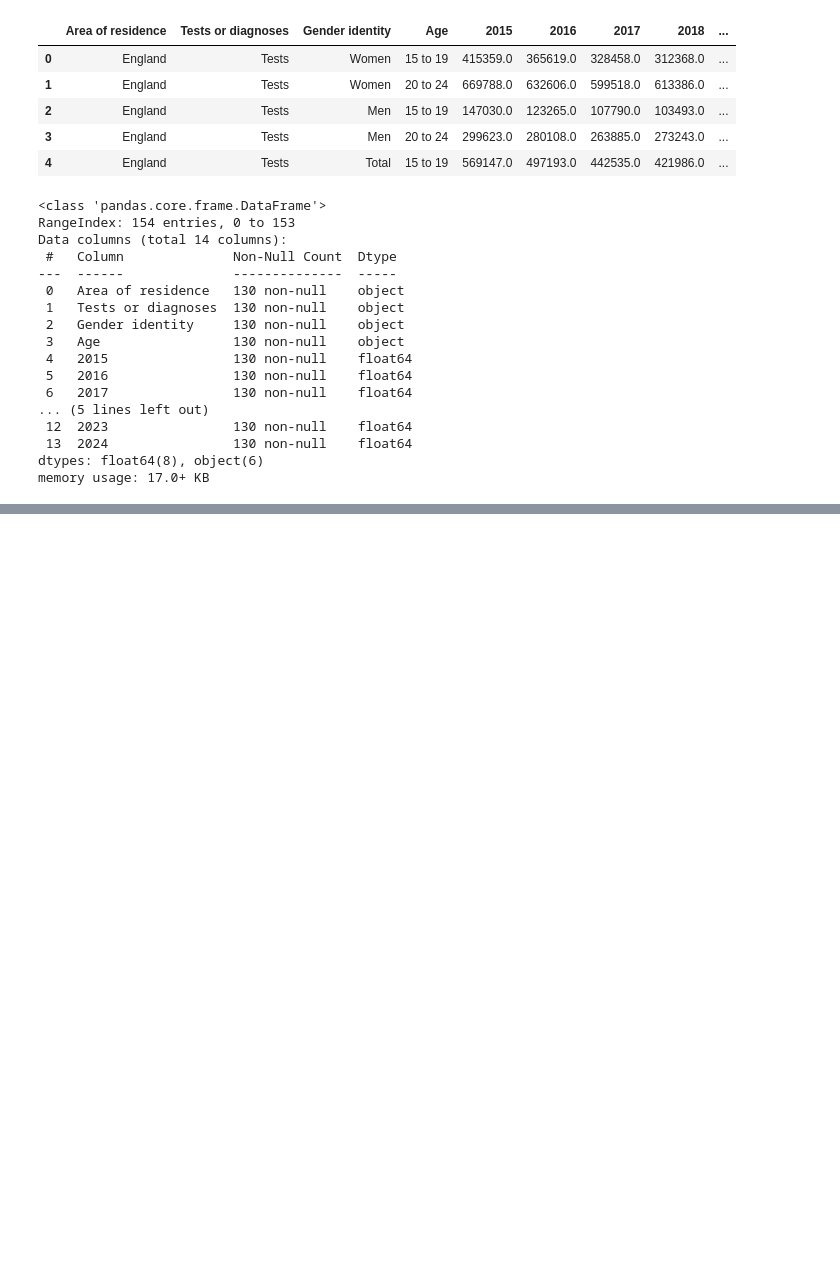
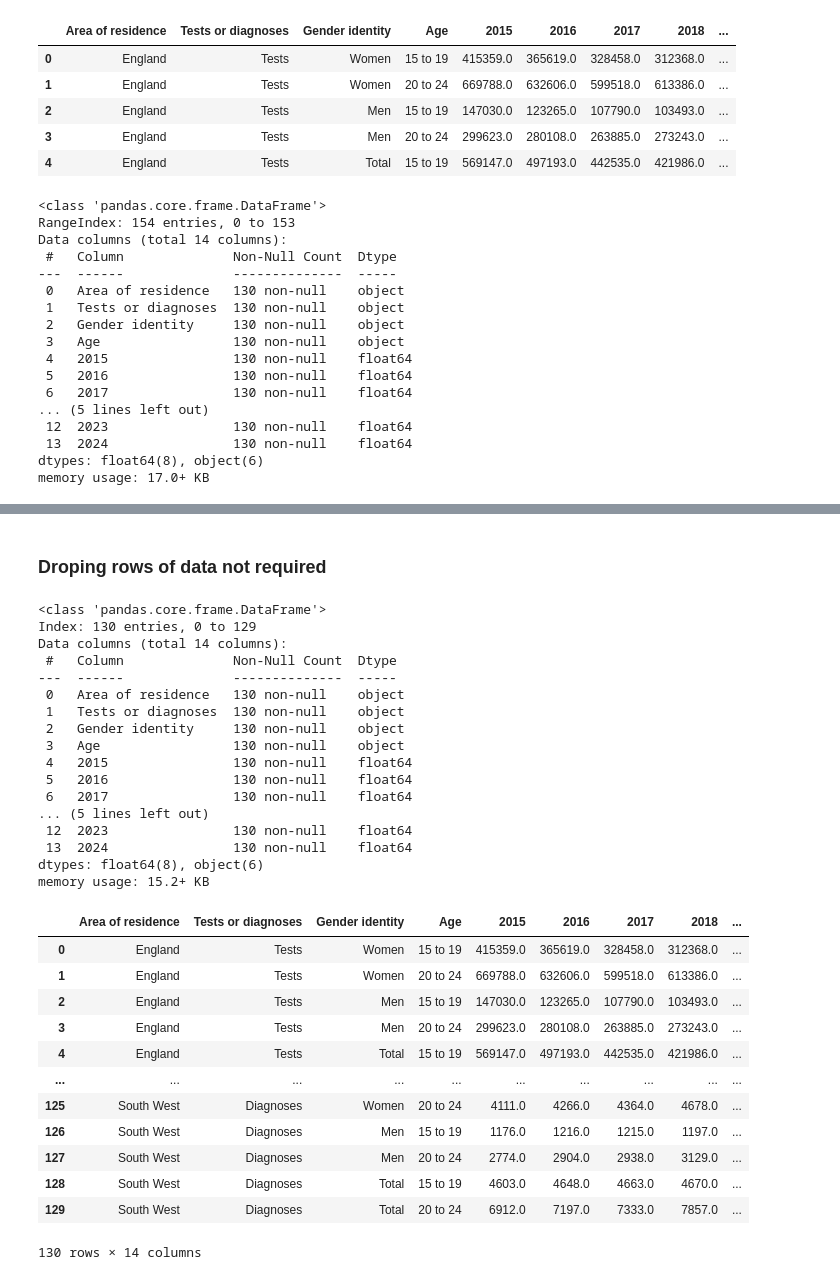
Before and after one commit to KiaraMartin/Final_Project_for_Peckham_DAZ_Introduction_to_Data_Science, a Jupyter notebook: Final_Project_V1.ipynb, the cells around one changed output, grey strips where cells are left out. Saved outputs shown, nothing was run; the diff lists cells and outputs as text; code cells hidden in the pictures; blank space fills up the shorter version.

```diff
--- a/Final_Project_V1.ipynb
+++ b/Final_Project_V1.ipynb
@@ -464,0 +477,38 @@ memory usage: 17.0+ KB
+# %% [markdown]
+
+### Droping rows of data not required
+# %%
+chlamydia_df.dropna(inplace=True) # Drop rows with missing values in the Chlamydia DataFrame
+chlamydia_df.info() # Display information about the Chlamydia DataFrame after dropping rows with missing values
+chlamydia_df # Display the first few rows of the Chlamydia DataFrame after dropping rows with missing values
+# %% [output]
+<class 'pandas.core.frame.DataFrame'>
+Index: 130 entries, 0 to 129
+Data columns (total 14 columns):
+ #   Column              Non-Null Count  Dtype
+---  ------              --------------  -----
+ 0   Area of residence   130 non-null    object
+ 1   Tests or diagnoses  130 non-null    object
+ 2   Gender identity     130 non-null    object
+ 3   Age                 130 non-null    object
+ 4   2015                130 non-null    float64
+ 5   2016                130 non-null    float64
+ 6   2017                130 non-null    float64
+... (5 lines left out)
+ 12  2023                130 non-null    float64
+ 13  2024                130 non-null    float64
+dtypes: float64(8), object(6)
+memory usage: 15.2+ KB
+|  | Area of residence | Tests or diagnoses | Gender identity | Age | 2015 | 2016 | 2017 | 2018 | ... |
+| 0 | England | Tests | Women | 15 to 19 | 415359.0 | 365619.0 | 328458.0 | 312368.0 | ... |
+| 1 | England | Tests | Women | 20 to 24 | 669788.0 | 632606.0 | 599518.0 | 613386.0 | ... |
+| 2 | England | Tests | Men | 15 to 19 | 147030.0 | 123265.0 | 107790.0 | 103493.0 | ... |
+| 3 | England | Tests | Men | 20 to 24 | 299623.0 | 280108.0 | 263885.0 | 273243.0 | ... |
+| 4 | England | Tests | Total | 15 to 19 | 569147.0 | 497193.0 | 442535.0 | 421986.0 | ... |
+| ... | ... | ... | ... | ... | ... | ... | ... | ... | ... |
+| 125 | South West | Diagnoses | Women | 20 to 24 | 4111.0 | 4266.0 | 4364.0 | 4678.0 | ... |
+| 126 | South West | Diagnoses | Men | 15 to 19 | 1176.0 | 1216.0 | 1215.0 | 1197.0 | ... |
+| 127 | South West | Diagnoses | Men | 20 to 24 | 2774.0 | 2904.0 | 2938.0 | 3129.0 | ... |
+| 128 | South West | Diagnoses | Total | 15 to 19 | 4603.0 | 4648.0 | 4663.0 | 4670.0 | ... |
+| 129 | South West | Diagnoses | Total | 20 to 24 | 6912.0 | 7197.0 | 7333.0 | 7857.0 | ... |
+130 rows × 14 columns
```
Also changed, not shown: parts of 14 cells of this notebook.
